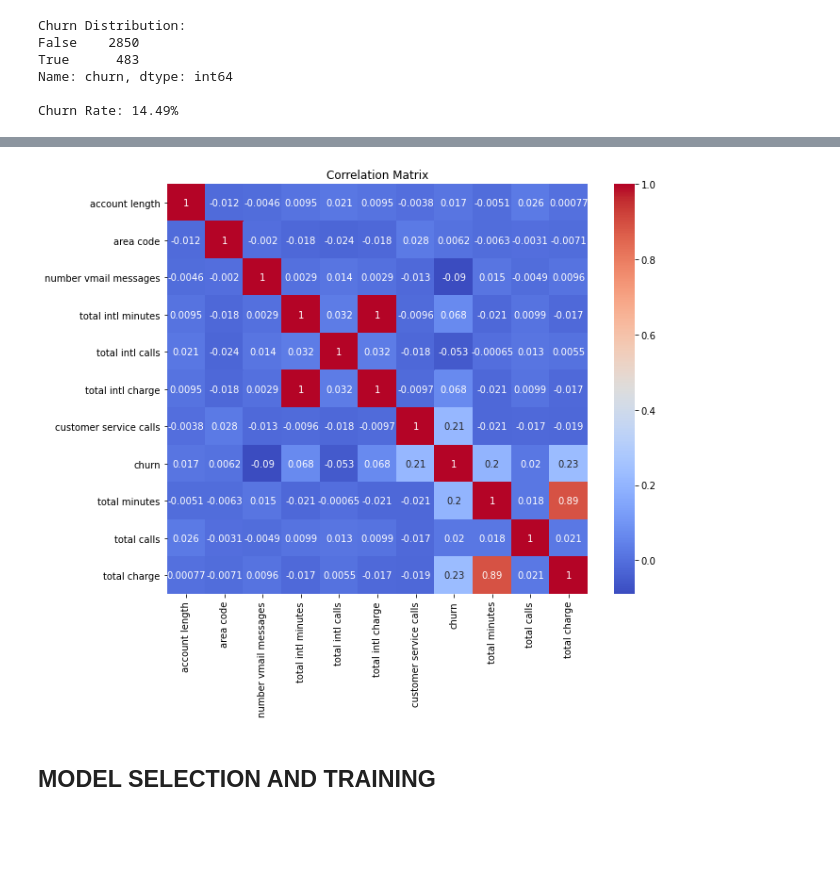
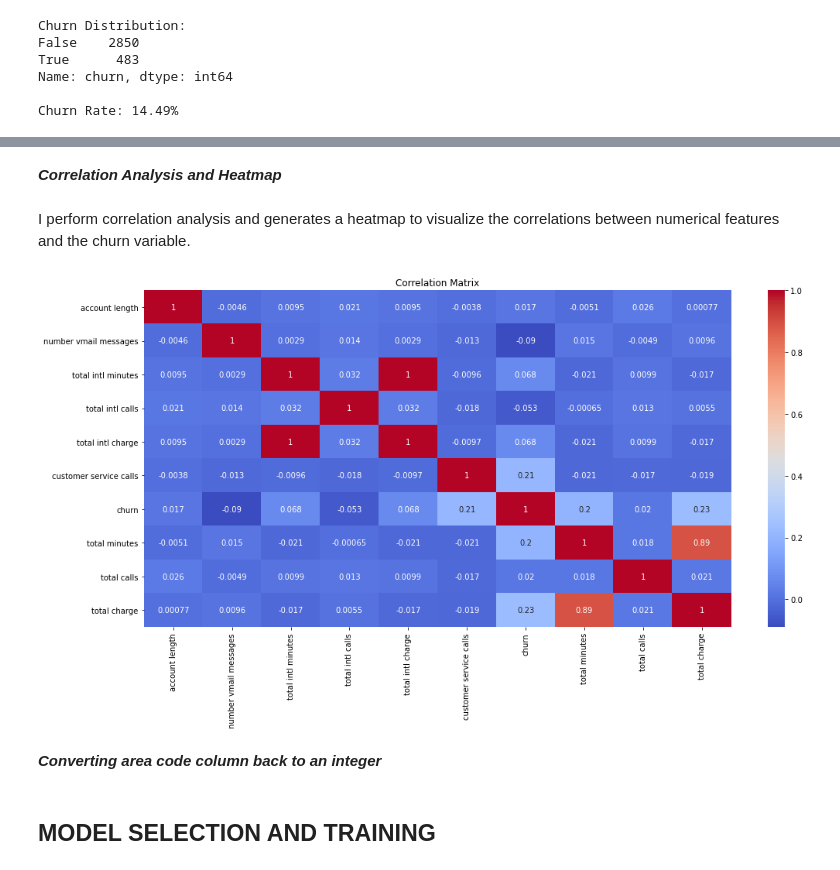
Before and after one commit to EstonKamau/Customer-Churn-Prediction-in-the-Telecommunications-Industry, a Jupyter notebook: Untitled.ipynb, the cells around one changed output, grey strips where cells are left out. Saved outputs shown, nothing was run; the diff lists cells and outputs as text; code cells hidden in the pictures; blank space fills up the shorter version.

```diff
--- a/Untitled.ipynb
+++ b/Untitled.ipynb
@@ -154,0 +202,2 @@ df.head()
+# %%
+df['area code'] = df['area code'].astype(str)
@@ -211,13 +320,19 @@ for feature in numerical_features:
+# %% [markdown]
+***Correlation Analysis and Heatmap***
+# %% [markdown]
+I perform correlation analysis and generates a heatmap to visualize the correlations between numerical features and the churn variable.
 # %%
 # correlation analysis and visualize the correlations between numerical features and the churn variable using a heatmap
 
 # Calculate the correlation matrix
 corr_matrix = df.corr()
 
 # Generate a heatmap of the correlation matrix
-plt.figure(figsize=(10, 8))
+plt.figure(figsize=(17, 8))
 sns.heatmap(corr_matrix, annot=True, cmap='coolwarm')
 plt.title('Correlation Matrix')
 plt.show()
 # %% [output]
-[figure, old version]
+[figure, new version]
+# %% [markdown]
+***Converting area code column back to an integer***
```
Also changed, not shown: parts of 102 cells of this notebook, 1 other file.
